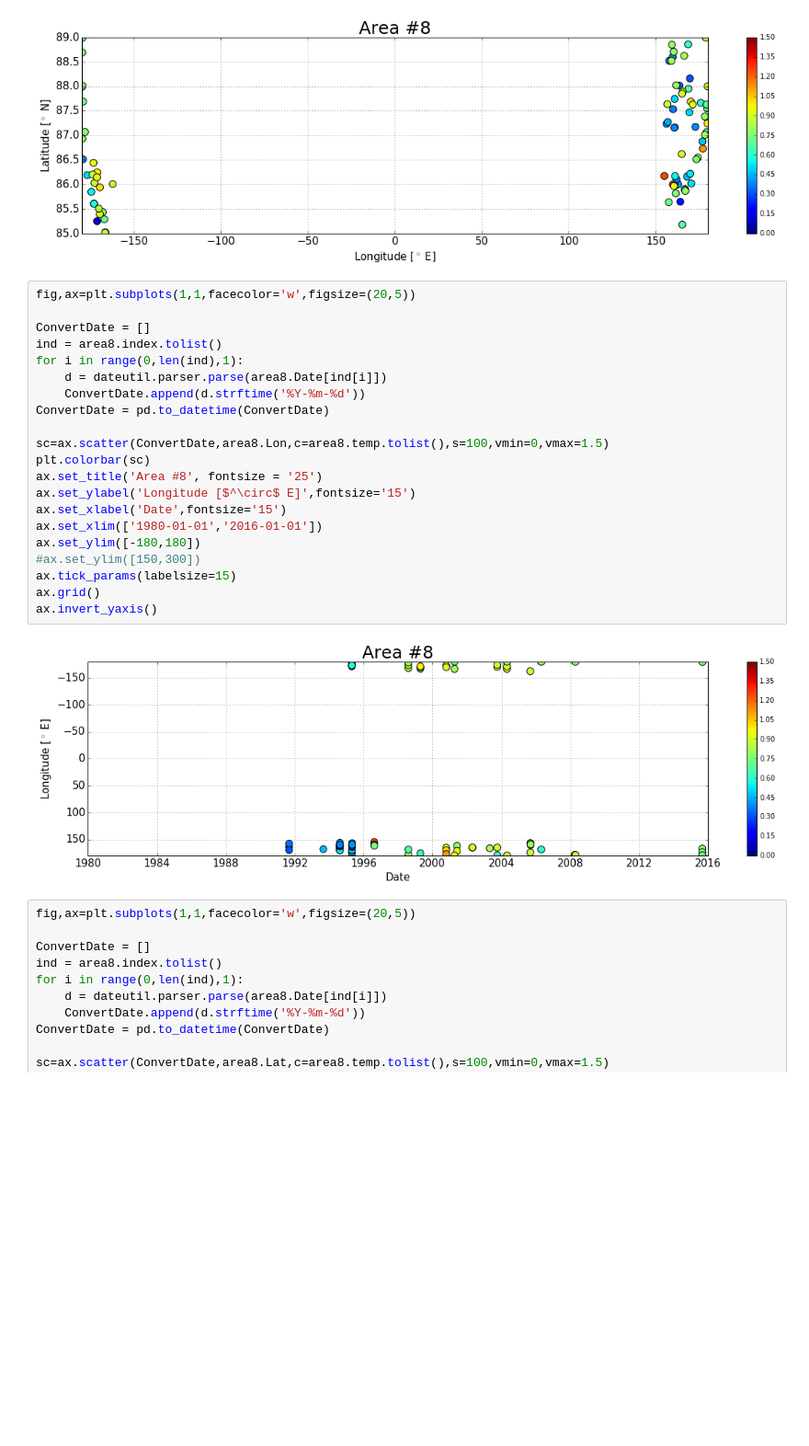
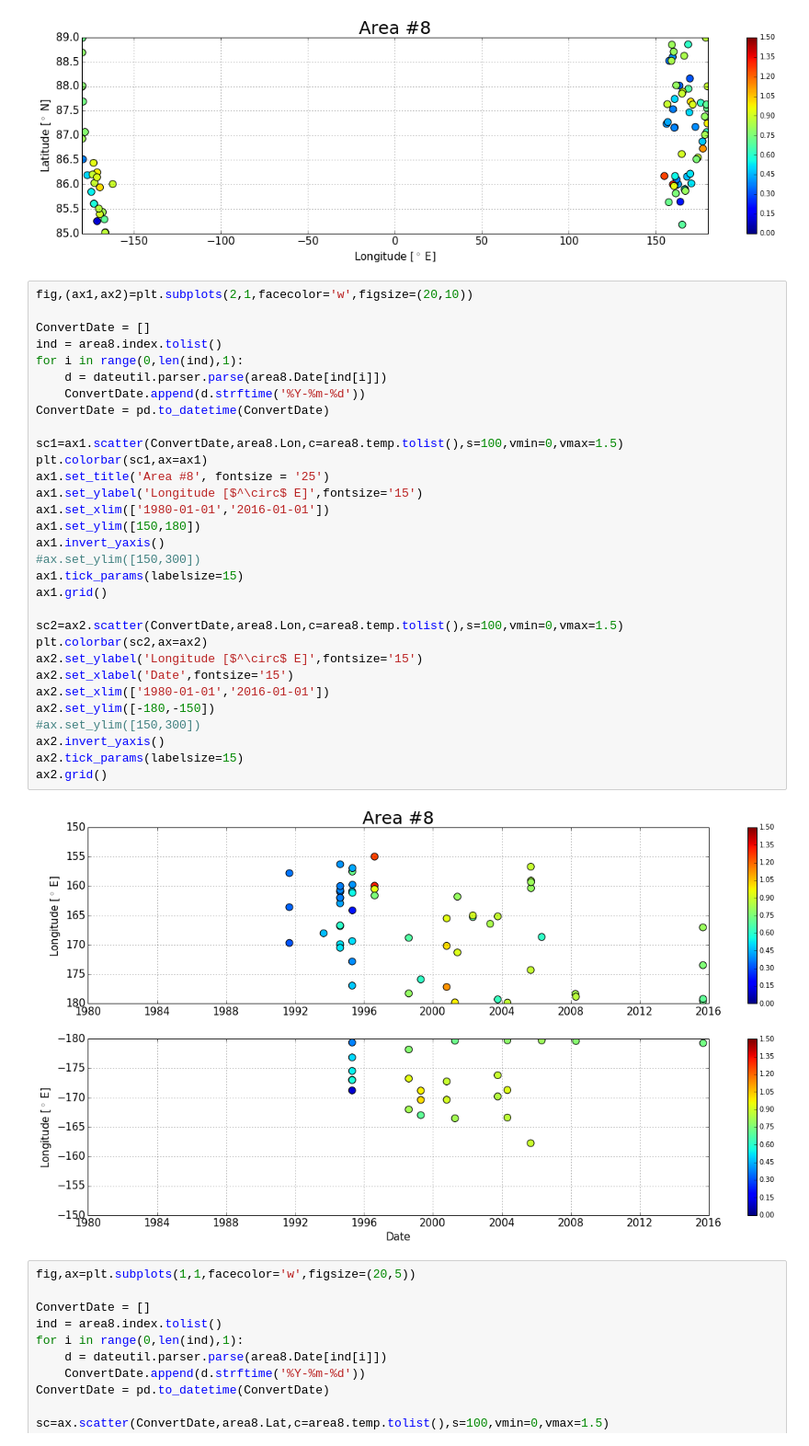
Before and after one commit to UBC-MOAD/analysis-melanie, a Jupyter notebook: notebooks/Geotraces2015data/WOD-fromODV-64N90N-TemperatureOnIsopycn27875-27975-SpecificAreas-area8.ipynb, the cells around one changed output. Shown at 92% size. Cells and saved outputs as stored; diff of their text form; blank space fills up the shorter version.

```diff
--- a/notebooks/Geotraces2015data/WOD-fromODV-64N90N-TemperatureOnIsopycn27875-27975-SpecificAreas-area8.ipynb
+++ b/notebooks/Geotraces2015data/WOD-fromODV-64N90N-TemperatureOnIsopycn27875-27975-SpecificAreas-area8.ipynb
@@ -252,28 +252,38 @@ ax.grid()
 # %% [output]
 [figure]
 # %%
-fig,ax=plt.subplots(1,1,facecolor='w',figsize=(20,5))
+fig,(ax1,ax2)=plt.subplots(2,1,facecolor='w',figsize=(20,10))
 
 ConvertDate = []
 ind = area8.index.tolist()
 for i in range(0,len(ind),1):
     d = dateutil.parser.parse(area8.Date[ind[i]])
     ConvertDate.append(d.strftime('%Y-%m-%d'))
 ConvertDate = pd.to_datetime(ConvertDate)
 
-sc=ax.scatter(ConvertDate,area8.Lon,c=area8.temp.tolist(),s=100,vmin=0,vmax=1.5)
-plt.colorbar(sc)
-ax.set_title('Area #8', fontsize = '25')
-ax.set_ylabel('Longitude [$^\circ$ E]',fontsize='15')
-ax.set_xlabel('Date',fontsize='15')
-ax.set_xlim(['1980-01-01','2016-01-01'])
-ax.set_ylim([-180,180])
+sc1=ax1.scatter(ConvertDate,area8.Lon,c=area8.temp.tolist(),s=100,vmin=0,vmax=1.5)
+plt.colorbar(sc1,ax=ax1)
+ax1.set_title('Area #8', fontsize = '25')
+ax1.set_ylabel('Longitude [$^\circ$ E]',fontsize='15')
+ax1.set_xlim(['1980-01-01','2016-01-01'])
+ax1.set_ylim([150,180])
+ax1.invert_yaxis()
 #ax.set_ylim([150,300])
-ax.tick_params(labelsize=15)
-ax.grid()
-ax.invert_yaxis()
+ax1.tick_params(labelsize=15)
+ax1.grid()
+
+sc2=ax2.scatter(ConvertDate,area8.Lon,c=area8.temp.tolist(),s=100,vmin=0,vmax=1.5)
+plt.colorbar(sc2,ax=ax2)
+ax2.set_ylabel('Longitude [$^\circ$ E]',fontsize='15')
+ax2.set_xlabel('Date',fontsize='15')
+ax2.set_xlim(['1980-01-01','2016-01-01'])
+ax2.set_ylim([-180,-150])
+#ax.set_ylim([150,300])
+ax2.invert_yaxis()
+ax2.tick_params(labelsize=15)
+ax2.grid()
 # %% [output]
-[figure, old version]
+[figure, new version]
 # %%
 fig,ax=plt.subplots(1,1,facecolor='w',figsize=(20,5))
 
```
Also changed, not shown: 9 other files.
